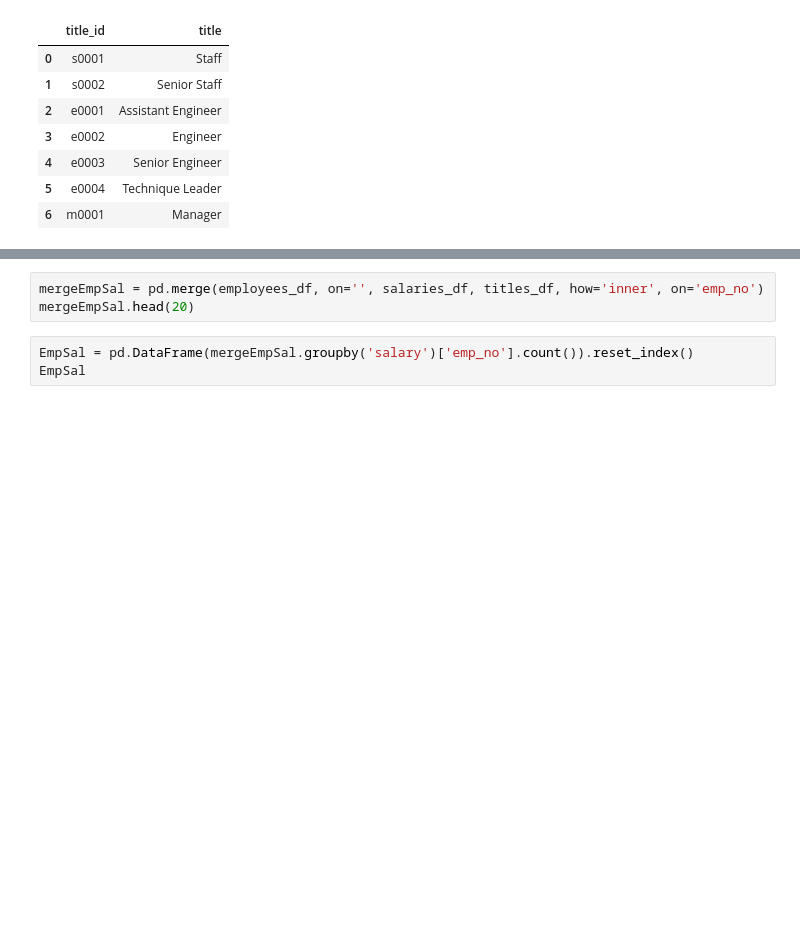
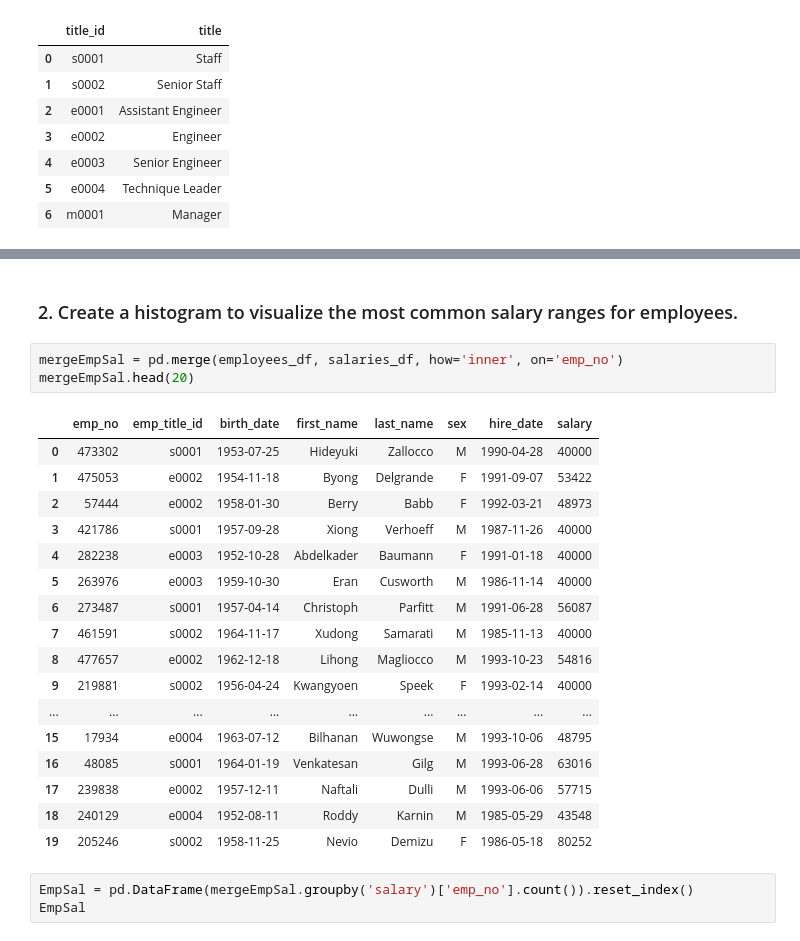
Before and after one commit to JimKTran/UofT-BCS-SQL-Challenge, a Jupyter notebook: EmployeeSQL/Bonus_db.ipynb, the cells around one changed output, grey strips where cells are left out. Cells and saved outputs as stored; diff of their text form; blank space fills up the shorter version.

```diff
--- a/EmployeeSQL/Bonus_db.ipynb
+++ b/EmployeeSQL/Bonus_db.ipynb
@@ -65,6 +82,26 @@ titles_df
+# %% [markdown]
+### 2. Create a histogram to visualize the most common salary ranges for employees.
 # %%
-mergeEmpSal = pd.merge(employees_df, on='', salaries_df, titles_df, how='inner', on='emp_no')
+mergeEmpSal = pd.merge(employees_df, salaries_df, how='inner', on='emp_no')
 mergeEmpSal.head(20)
+# %% [output]
+|  | emp_no | emp_title_id | birth_date | first_name | last_name | sex | hire_date | salary |
+| 0 | 473302 | s0001 | 1953-07-25 | Hideyuki | Zallocco | M | 1990-04-28 | 40000 |
+| 1 | 475053 | e0002 | 1954-11-18 | Byong | Delgrande | F | 1991-09-07 | 53422 |
+| 2 | 57444 | e0002 | 1958-01-30 | Berry | Babb | F | 1992-03-21 | 48973 |
+| 3 | 421786 | s0001 | 1957-09-28 | Xiong | Verhoeff | M | 1987-11-26 | 40000 |
+| 4 | 282238 | e0003 | 1952-10-28 | Abdelkader | Baumann | F | 1991-01-18 | 40000 |
+| 5 | 263976 | e0003 | 1959-10-30 | Eran | Cusworth | M | 1986-11-14 | 40000 |
+| 6 | 273487 | s0001 | 1957-04-14 | Christoph | Parfitt | M | 1991-06-28 | 56087 |
+| 7 | 461591 | s0002 | 1964-11-17 | Xudong | Samarati | M | 1985-11-13 | 40000 |
+| 8 | 477657 | e0002 | 1962-12-18 | Lihong | Magliocco | M | 1993-10-23 | 54816 |
+| 9 | 219881 | s0002 | 1956-04-24 | Kwangyoen | Speek | F | 1993-02-14 | 40000 |
+| ... | ... | ... | ... | ... | ... | ... | ... | ... |
+| 15 | 17934 | e0004 | 1963-07-12 | Bilhanan | Wuwongse | M | 1993-10-06 | 48795 |
+| 16 | 48085 | s0001 | 1964-01-19 | Venkatesan | Gilg | M | 1993-06-28 | 63016 |
+| 17 | 239838 | e0002 | 1957-12-11 | Naftali | Dulli | M | 1993-06-06 | 57715 |
+| 18 | 240129 | e0004 | 1952-08-11 | Roddy | Karnin | M | 1985-05-29 | 43548 |
+| 19 | 205246 | s0002 | 1958-11-25 | Nevio | Demizu | F | 1986-05-18 | 80252 |
 # %%
 EmpSal = pd.DataFrame(mergeEmpSal.groupby('salary')['emp_no'].count()).reset_index()
 EmpSal
```
Also changed, not shown: parts of 4 cells of this notebook.
